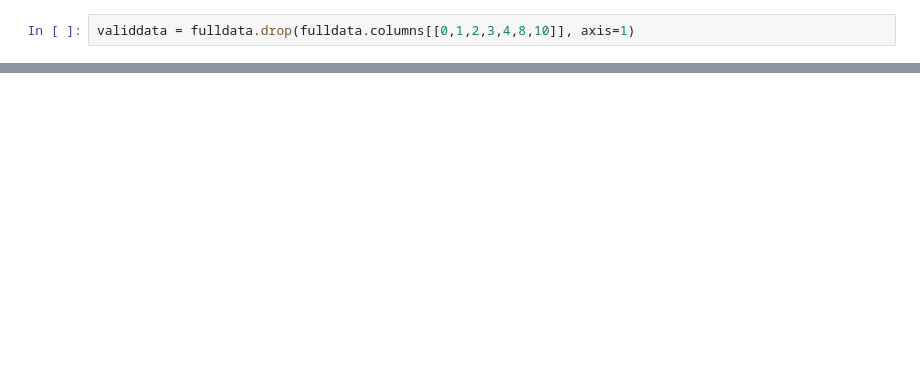
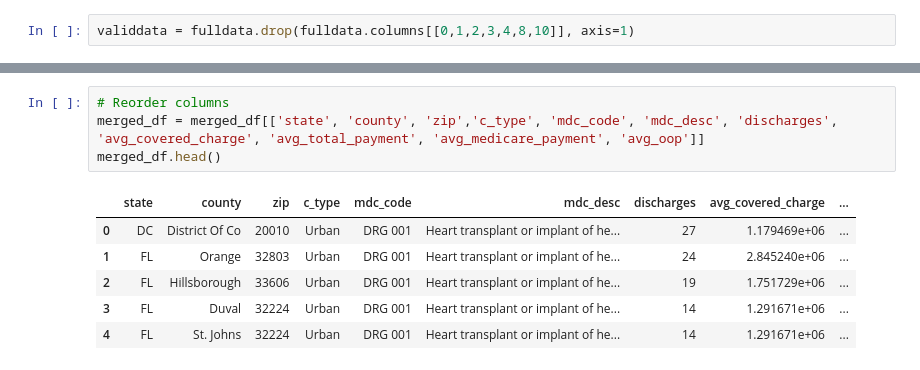
Before and after one commit to hippopotamuspal/medicare_data_project, a Jupyter notebook: medicare_analysis.ipynb, the cells around one changed output, grey strips where cells are left out. Drawn from its saved outputs; the diff is of its cells as text; blank space fills up the shorter version.

```diff
--- a/medicare_analysis.ipynb
+++ b/medicare_analysis.ipynb
@@ -61,0 +200,11 @@ alldata.info()
+# %%
+# Reorder columns
+merged_df = merged_df[['state', 'county', 'zip','c_type', 'mdc_code', 'mdc_desc', 'discharges', 'avg_covered_charge', 'avg_total_payment', 'avg_medicare_payment', 'avg_oop']]
+merged_df.head()
+# %% [output]
+|  | state | county | zip | c_type | mdc_code | mdc_desc | discharges | avg_covered_charge | ... |
+| 0 | DC | District Of Co | 20010 | Urban | DRG 001 | Heart transplant or implant of he... | 27 | 1.179469e+06 | ... |
+| 1 | FL | Orange | 32803 | Urban | DRG 001 | Heart transplant or implant of he... | 24 | 2.845240e+06 | ... |
+| 2 | FL | Hillsborough | 33606 | Urban | DRG 001 | Heart transplant or implant of he... | 19 | 1.751729e+06 | ... |
+| 3 | FL | Duval | 32224 | Urban | DRG 001 | Heart transplant or implant of he... | 14 | 1.291671e+06 | ... |
+| 4 | FL | St. Johns | 32224 | Urban | DRG 001 | Heart transplant or implant of he... | 14 | 1.291671e+06 | ... |
```
Also changed, not shown: parts of 15 cells of this notebook, 4 other files.
